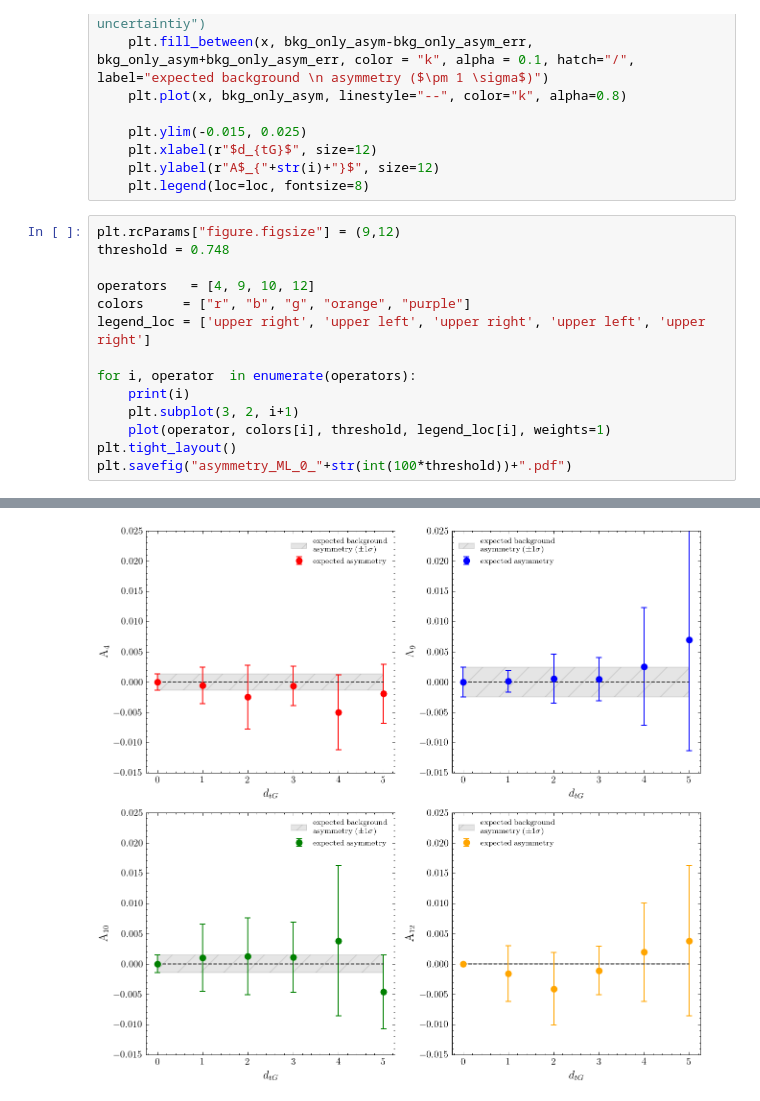
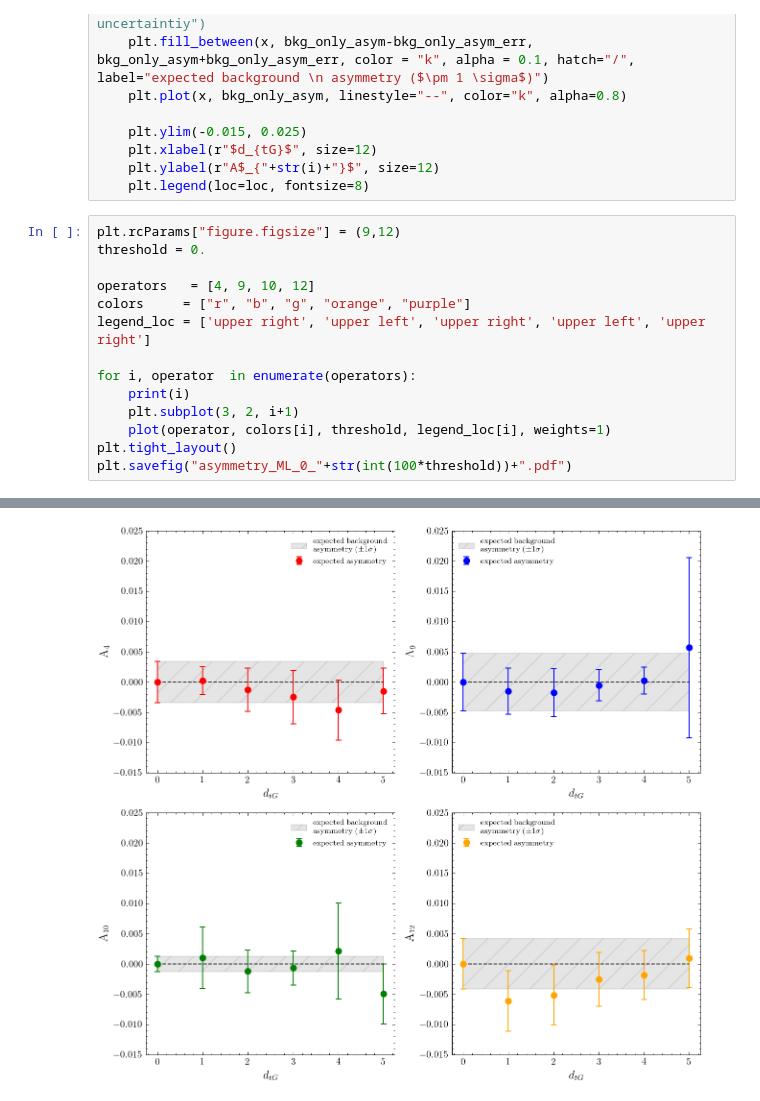
Before and after one commit to isildakbora/SMCEDM, a Jupyter notebook: Analysis/asymmetry_analysis.ipynb, the cells around one changed output, grey strips where cells are left out. Cells and saved outputs as stored; diff of their text form.

```diff
--- a/Analysis/asymmetry_analysis.ipynb
+++ b/Analysis/asymmetry_analysis.ipynb
@@ -202,7 +197,7 @@ def plot(i, color, threshold, loc, weights=1):
     plt.legend(loc=loc, fontsize=8)
 # %%
 plt.rcParams["figure.figsize"] = (9,12)
-threshold = 0.748
+threshold = 0.
 
 operators   = [4, 9, 10, 12]
 colors     = ["r", "b", "g", "orange", "purple"]
@@ -235 +230 @@ operator=12 nsig_pos=21.8747 nsig_neg=21.7035 nsig_asym=0.00393 nbkg_pos=1.0804,
-[figure, old version]
+[figure, new version]
```
Also changed, not shown: parts of 4 cells of this notebook, 4 other files.
